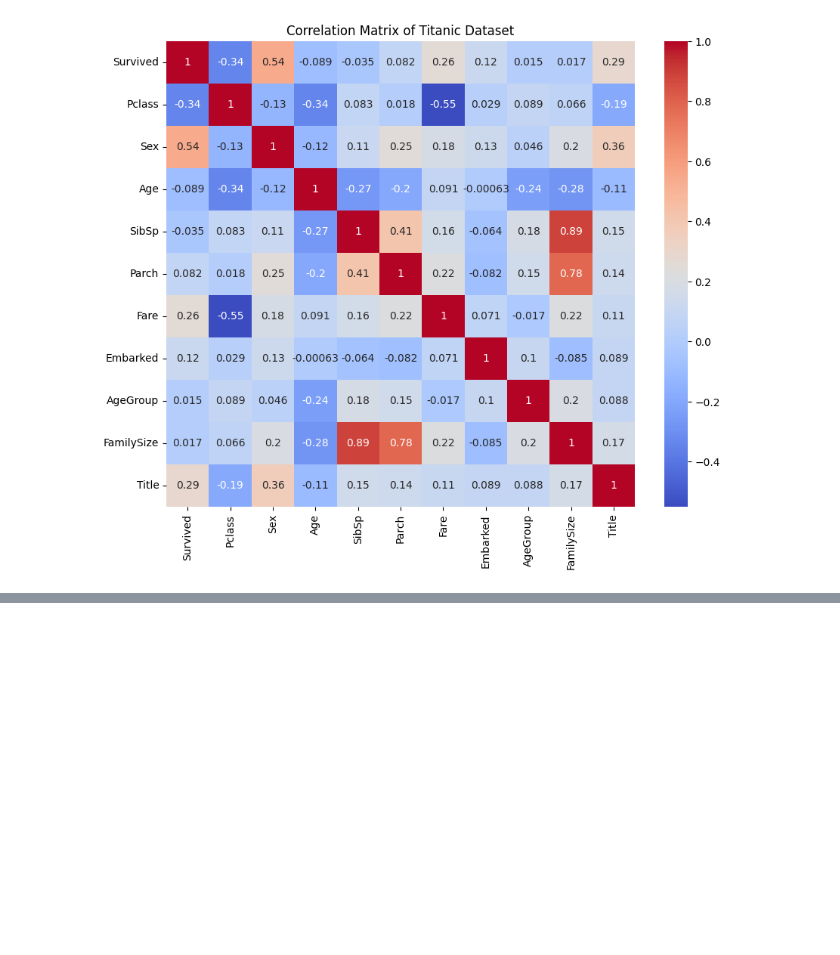
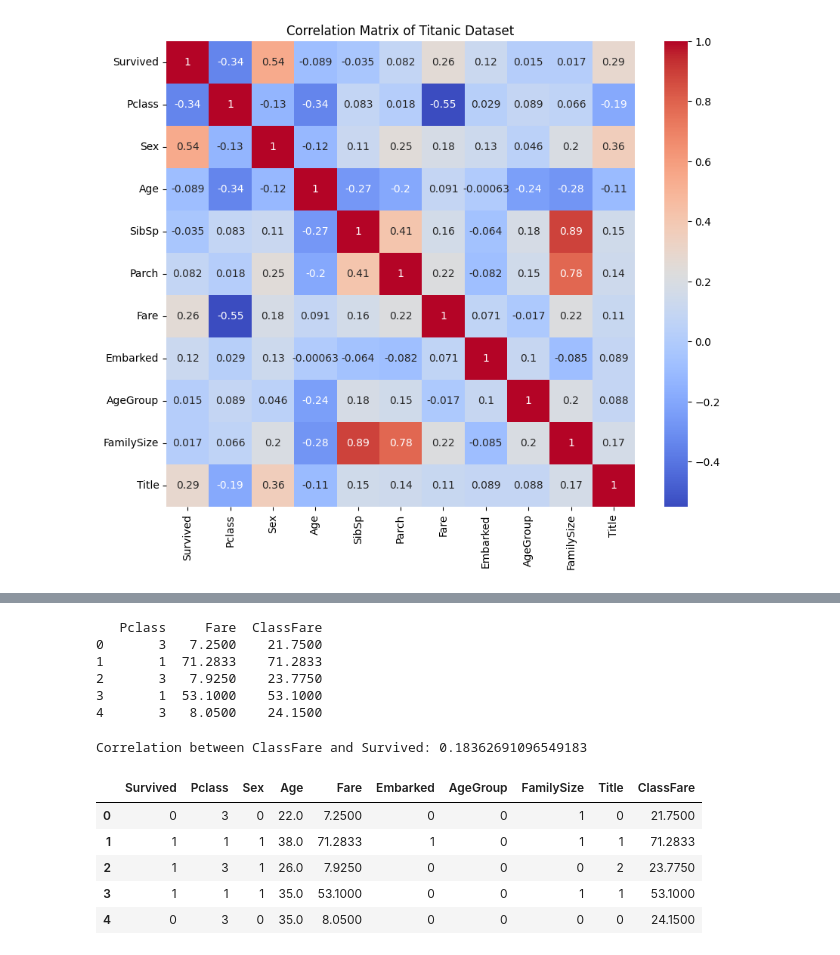
Before and after one commit to Sonam-Chaudhray/Machine-learning-, a Jupyter notebook: Tired_projects/project1.ipynb, the cells around one changed output, grey strips where cells are left out. Saved outputs shown, nothing was run; the diff lists cells and outputs as text; code cells hidden in the pictures; blank space fills up the shorter version.

```diff
--- a/Tired_projects/project1.ipynb
+++ b/Tired_projects/project1.ipynb
@@ -387,0 +393,29 @@ plt.show()
+# %%
+#lets first drop those class which has high correlation with other class since keeping both class is irrevelant . for example dropping SibSp and parch class since it is highly correlated with family size
+titanic_data = df.drop(['SibSp', 'Parch'], axis=1)
+# %%
+#pclass and fare both indicates wealth and and are correlated with survived class so lets create a modified class called classfare to reduce dimentionality
+titanic_data['ClassFare'] = titanic_data['Pclass'] * titanic_data['Fare']
+# %%
+print(titanic_data[['Pclass', 'Fare', 'ClassFare']].head())
+# %% [output]
+   Pclass     Fare  ClassFare
+0       3   7.2500    21.7500
+1       1  71.2833    71.2833
+2       3   7.9250    23.7750
+3       1  53.1000    53.1000
+4       3   8.0500    24.1500
+# %%
+correlation = titanic_data['ClassFare'].corr(titanic_data['Survived'])
+print(f"Correlation between ClassFare and Survived: {correlation}")
+# %% [output]
+Correlation between ClassFare and Survived: 0.18362691096549183
+# %%
+titanic_data.head()
+# %% [output]
+|  | Survived | Pclass | Sex | Age | Fare | Embarked | AgeGroup | FamilySize | Title | ClassFare |
+| 0 | 0 | 3 | 0 | 22.0 | 7.2500 | 0 | 0 | 1 | 0 | 21.7500 |
+| 1 | 1 | 1 | 1 | 38.0 | 71.2833 | 1 | 0 | 1 | 1 | 71.2833 |
+| 2 | 1 | 3 | 1 | 26.0 | 7.9250 | 0 | 0 | 0 | 2 | 23.7750 |
+| 3 | 1 | 1 | 1 | 35.0 | 53.1000 | 0 | 0 | 1 | 1 | 53.1000 |
+| 4 | 0 | 3 | 0 | 35.0 | 8.0500 | 0 | 0 | 0 | 0 | 24.1500 |
```
Also changed, not shown: parts of 34 cells of this notebook.
